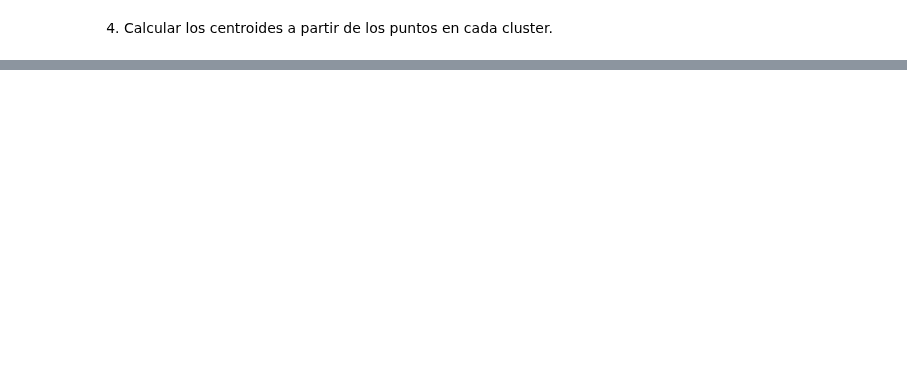
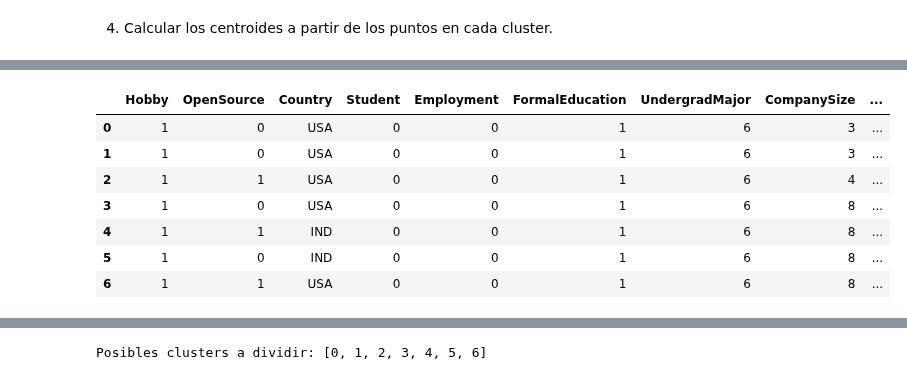
Before and after one commit to rsotoc/pattern-recognition, a Jupyter notebook: 3.7. Clustering VII.ipynb, the cells around one changed output, grey strips where cells are left out. Saved outputs shown, nothing was run; the diff lists cells and outputs as text; code cells hidden in the pictures; blank space fills up the shorter version.

```diff
--- a/3.7. Clustering VII.ipynb
+++ b/3.7. Clustering VII.ipynb
@@ -246,11 +255,12 @@ def update_clusters():
                 print()
 
         # Reclasificar los registros afectados
-        for index, row in df[pd.isnull(df["Cluster"])].iterrows():
-            dists = []
-            for i, r in centroids.iterrows():
-                dists.append(distance_qual(row, r))
-            df.iloc[index, cluster_col_index] = np.argmin(dists)
+        if centroids.shape[0] > 1:
+            for index, row in df[pd.isnull(df["Cluster"])].iterrows():
+                dists = []
+                for i, r in centroids.iterrows():
+                    dists.append(distance_qual(row, r))
+                df.iloc[index, cluster_col_index] = np.argmin(dists)
 
         # Contabilizar los elementos en cada cluster
         if TALK :
@@ -453,48 +504,69 @@ def divide_clusters():
     sigma_vect = std_dev()
     if TALK :
         display(sigma_vect)
 
     candidates = []
     for c, s_row in sigma_vect.iterrows():
+        causes = 0
         for col in s_row:
             if col > S_MAX :
-                candidates.append(c)
-                break # Ya encontramos un atributo con sigma elevada
+                causes += 1
+                if causes > DC_MAX :
+                    candidates.append(c)
+                    break # Ya encontramos un atributo con sigma elevada... o varios!
 
     if TALK :
         print("Posibles clusters a dividir:", candidates)
 
     divided = False
     to_eliminate = []
     for c in candidates:
-        members = df[df["Cluster"]==c].count()["Cluster"]
-        cond = NUM_CLUSTERS < K_INIT/2 or (deltas[c] > delta and members > 2 * N_MIN)
-        if cond:
-            d = 0
-            # Obtener dos puntos "suficientemente separados", no es el óptimo,
-            # pero son buenos candidatos a buen costo
-            count = 0
-            while d < deltas[c] and count < 5000:
-                s1 = df[df["Cluster"]==c].sample(n=2)
-                d = distance_qual(s1.iloc[0], s1.iloc[1])
-                count += 1
-            if count < 5000:
-                to_eliminate.append(c)
-                centroids = centroids.append(s1)
-                NUM_CLUSTERS += 1
+        std = sigma_vect.iloc[c].mean()
+        if std < S_MAX :
+            members = df[df["Cluster"]==c].count()["Cluster"]
+            cond = NUM_CLUSTERS < K_INIT/2 or (deltas[c] > delta and members > 2 * N_MIN)
+            if cond:
+                if (deltas[c] <= D_MAX or NUM_CLUSTERS < K_INIT / 2) :
+                    d = 0
+                    # Obtener dos puntos "suficientemente separados", no es el óptimo,
+                    # pero son buenos candidatos a buen costo
+                    count = 0
+                    while (d < deltas[c] and count < 5000) :
+                        s1 = df[df["Cluster"]==c].sample(n=2)
+                        d = distance_qual(s1.iloc[0], s1.iloc[1])
+                        count += 1
+                    if count < 5000:
+                        to_eliminate.append(c)
+                        centroids = centroids.append(s1)
+                        NUM_CLUSTERS += 1
+                else :
+                    # Si la distancia media en el cluster es mayor a D_MAX, se elimina
+                    # (no se divide)
+                    to_eliminate.append(c)
+                    NUM_CLUSTERS -= 1
+
 
     if len(to_eliminate) > 0 :
         if TALK :
             print("Clusters a eliminar:", to_eliminate)
             print("")
         centroids.drop(to_eliminate, inplace=True)
         centroids = centroids.reset_index(drop=True)
         update_clusters()
         update_centroids()
         if TALK :
             display(centroids)
             print("")
 
     return
 
-#divide_clusters()
+divide_clusters()
+# %% [output]
+|  | Hobby | OpenSource | Country | Student | Employment | FormalEducation | UndergradMajor | CompanySize | ... |
+| 0 | 1 | 0 | USA | 0 | 0 | 1 | 6 | 3 | ... |
+| 1 | 1 | 0 | USA | 0 | 0 | 1 | 6 | 3 | ... |
+| 2 | 1 | 1 | USA | 0 | 0 | 1 | 6 | 4 | ... |
+| 3 | 1 | 0 | USA | 0 | 0 | 1 | 6 | 8 | ... |
+| 4 | 1 | 1 | IND | 0 | 0 | 1 | 6 | 8 | ... |
+| 5 | 1 | 0 | IND | 0 | 0 | 1 | 6 | 8 | ... |
+| 6 | 1 | 1 | USA | 0 | 0 | 1 | 6 | 8 | ... |
@@ -501,3 +581,4 @@ def divide_clusters():
+Posibles clusters a dividir: [0, 1, 2, 3, 4, 5, 6]
 # %%
 def mix_clusters():
     global centroids, NUM_CLUSTERS
```
Also changed, not shown: parts of 11 cells of this notebook, 1 other file.
